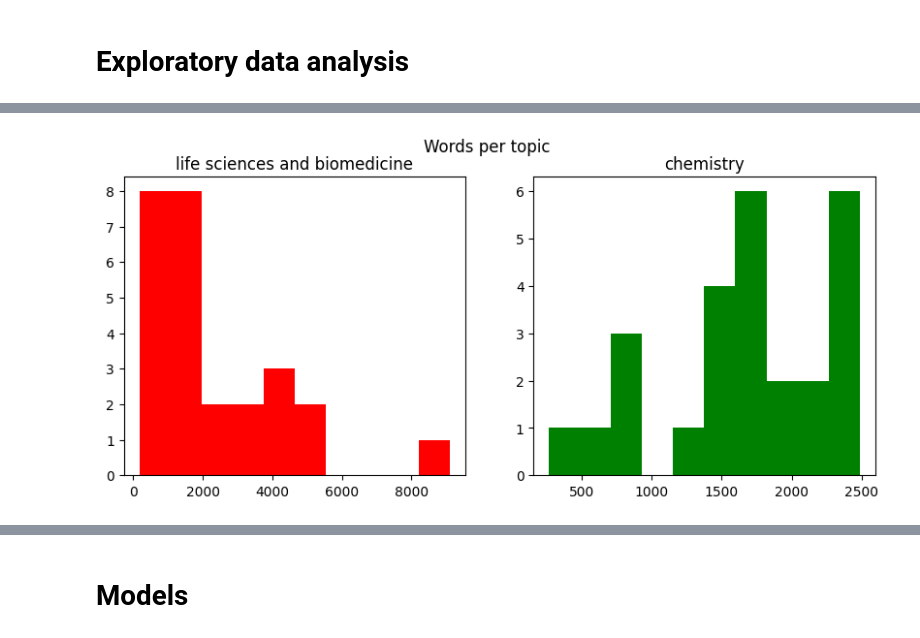
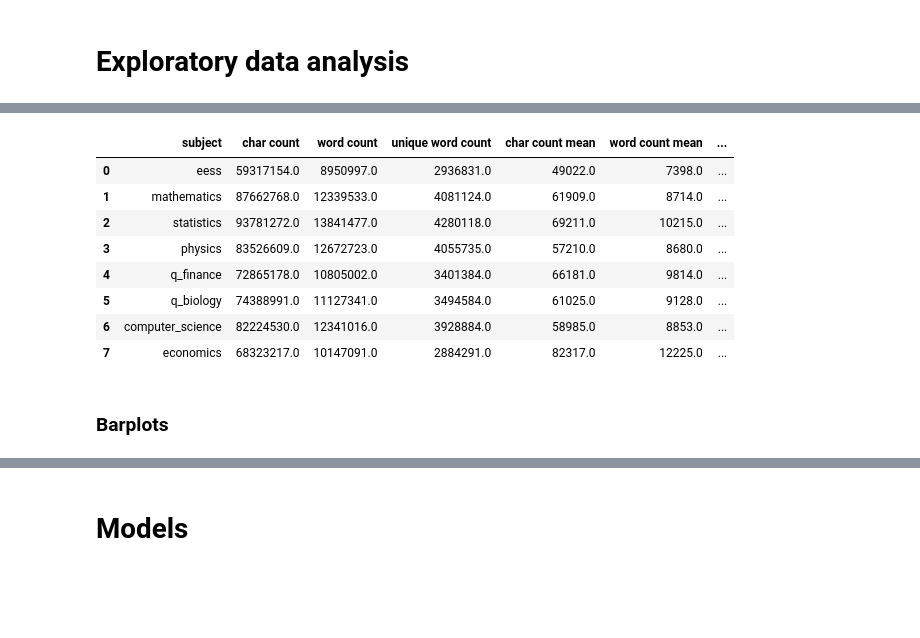
Before and after one commit to roald-teunissen/paper-text-classification, a Jupyter notebook: notebooks/classification on topics/NLP-topic-classification.ipynb, the cells around one changed output, grey strips where cells are left out. Cells and saved outputs as stored; diff of their text form; code cells hidden in the pictures; blank space fills up the shorter version.

```diff
--- a/notebooks/classification on topics/NLP-topic-classification.ipynb
+++ b/notebooks/classification on topics/NLP-topic-classification.ipynb
@@ -31,10 +37,12 @@ import seaborn as sns
 # %% [markdown]
 ## Properties
 # %%
-data_dir = os.path.join(os.getcwd(), '../../data/')
+DATA_DIR = os.path.join(os.getcwd(), '../../data/')
+RAW_DATA_DIR = os.path.join(DATA_DIR, 'raw')
+PROCESSED_DATA_DIR = os.path.join(DATA_DIR, 'processed')
 
-# PAPERS_DIR = os.path.join(data_dir, 'external/papers')
-# PAPERS_DATA_DIR__RAW = os.path.join(data_dir, 'raw', 'papers_raw.csv')
-PAPERS_DATA_DIR__PROCESSED = os.path.join(data_dir, 'processed', 'papers_processed.csv')
+PARQUET_NAME = 'paper_data.parquet'
+
+conn = duckdb.connect()
 # %% [markdown]
 # Load data
@@ -43,4 +49,7 @@ papers = pd.read_csv(PAPERS_DATA_DIR__PROCESSED)
+# %%
+data = pd.read_parquet(os.path.join(RAW_DATA_DIR, PARQUET_NAME), engine='fastparquet')
+data = data.rename(columns = {'topic': 'subject'})
 # %%
-df_train, df_test = train_test_split(papers, test_size=0.2, shuffle=True)
+df_train, df_test = train_test_split(data, test_size=0.2, shuffle=True)
 # %% [markdown]
 # Exploratory data analysis
@@ -101,16 +113,0 @@ life sciences and biomedicine 887.8461538461538
-# %%
-# Plotting word count
-fig,(ax1,ax2) = plt.subplots(1,2,figsize=(10,4))
-
-train_words = df_train[df_train['topic']=='life sciences and biomedicine']['word_count']
-ax1.hist(train_words,color='red')
-ax1.set_title('life sciences and biomedicine')
-
-train_words=df_train[df_train['topic']=='chemistry']['word_count']
-ax2.hist(train_words,color='green')
-ax2.set_title('chemistry')
-
-fig.suptitle('Words per topic')
-plt.show()
-# %% [output]
-[figure, removed]
@@ -116,0 +118,33 @@ plt.show()
+# %%
+# Using DuckDB for fast querying
+# DuckDB uses a columnar-vectorized query execution engine, which makes it exceptionally fast for querying complex and aggregations
+# (notice that it is finished with querying over thousands of entries in 0.1s)
+# I suggest to check out this website if you want to learn more: https://duckdb.org/why_duckdb
+
+query = """
+    SELECT
+        subject,
+        ROUND(SUM(char_count)) as 'char count',
+        ROUND(SUM(word_count)) as 'word count',
+        ROUND(SUM(unique_word_count)) as 'unique word count',
+        ROUND(MEAN(char_count)) as 'char count mean',
+        ROUND(MEAN(word_count)) as 'word count mean',
+        ROUND(MEAN(unique_word_count)) as 'unique word count mean'
+    FROM df_train
+    GROUP BY subject
+"""
+word_overview = conn.execute(query).df()
+# %%
+word_overview
+# %% [output]
+|  | subject | char count | word count | unique word count | char count mean | word count mean | ... |
+| 0 | eess | 59317154.0 | 8950997.0 | 2936831.0 | 49022.0 | 7398.0 | ... |
+| 1 | mathematics | 87662768.0 | 12339533.0 | 4081124.0 | 61909.0 | 8714.0 | ... |
+| 2 | statistics | 93781272.0 | 13841477.0 | 4280118.0 | 69211.0 | 10215.0 | ... |
+| 3 | physics | 83526609.0 | 12672723.0 | 4055735.0 | 57210.0 | 8680.0 | ... |
+| 4 | q_finance | 72865178.0 | 10805002.0 | 3401384.0 | 66181.0 | 9814.0 | ... |
+| 5 | q_biology | 74388991.0 | 11127341.0 | 3494584.0 | 61025.0 | 9128.0 | ... |
+| 6 | computer_science | 82224530.0 | 12341016.0 | 3928884.0 | 58985.0 | 8853.0 | ... |
+| 7 | economics | 68323217.0 | 10147091.0 | 2884291.0 | 82317.0 | 12225.0 | ... |
+# %% [markdown]
+### Barplots
```
Also changed, not shown: parts of 49 cells of this notebook, 3 other files.
